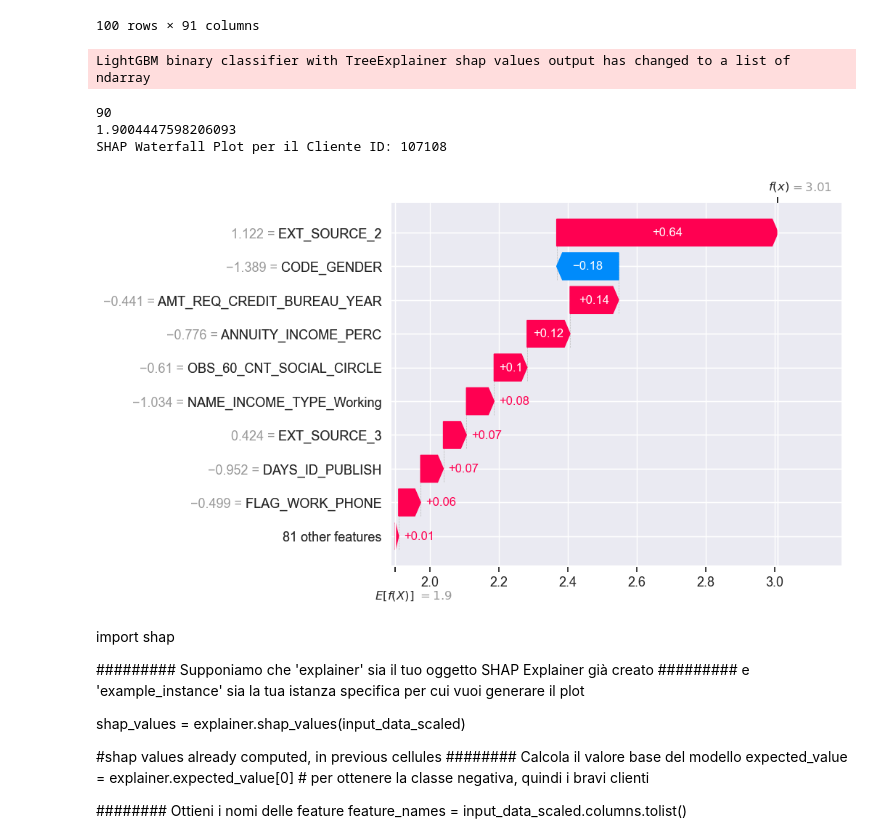
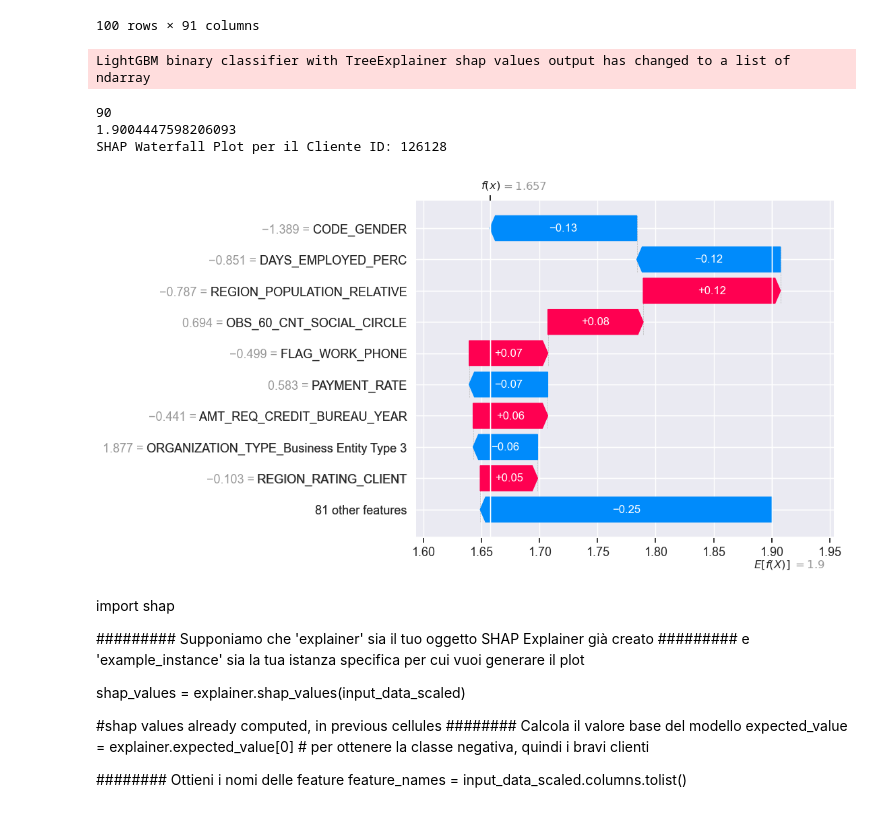
Before and after one commit to SilviaFranze/Project7, a Jupyter notebook: Proj7_OK.ipynb, the cells around one changed output. Cells and saved outputs as stored; diff of their text form; code cells hidden in the pictures.

```diff
--- a/Proj7_OK.ipynb
+++ b/Proj7_OK.ipynb
@@ -2140,13 +2144,13 @@ lighter_input_streamlit
 100 rows × 91 columns
 # %%
 # Esempio di utilizzo:
-generate_waterfall_plot(107108, lighter_input_streamlit, explainer)
+generate_waterfall_plot(126128, lighter_input_streamlit, explainer)
 # %% [output]
 LightGBM binary classifier with TreeExplainer shap values output has changed to a list of ndarray
 90
 1.9004447598206093
-SHAP Waterfall Plot per il Cliente ID: 107108
+SHAP Waterfall Plot per il Cliente ID: 126128
-[figure, old version]
+[figure, new version]
 # %% [markdown]
 import shap
 
```
Also changed, not shown: parts of 2 cells of this notebook, 8 other files.
